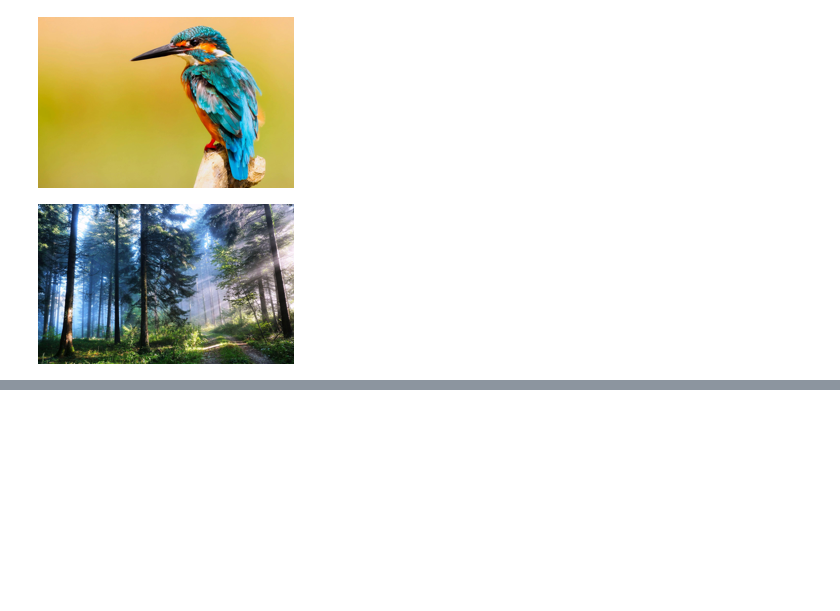
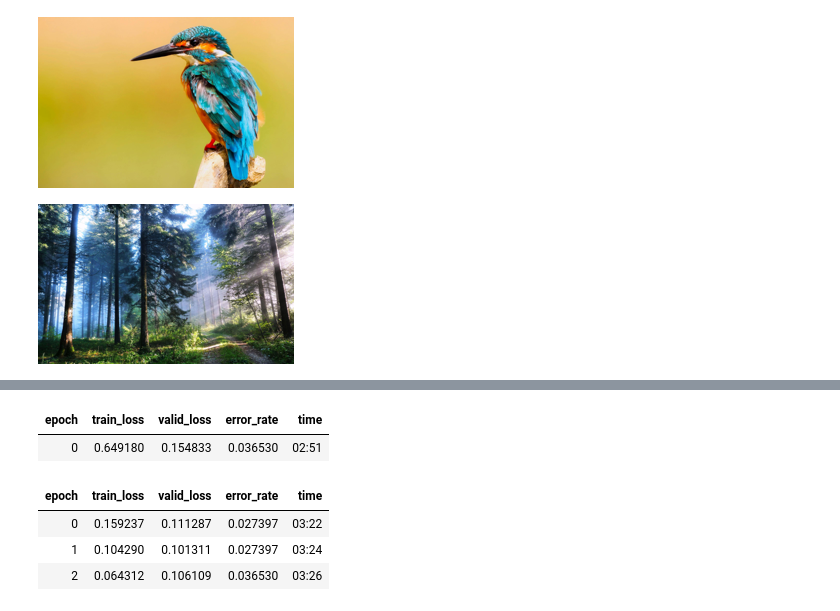
Before and after one commit to saiKelkar/100-Days-of-Python, a Jupyter notebook: 01_intro.ipynb, the cells around one changed output, grey strips where cells are left out. Cells and saved outputs as stored; diff of their text form; code cells hidden in the pictures; blank space fills up the shorter version.

```diff
--- a/01_intro.ipynb
+++ b/01_intro.ipynb
@@ -48,0 +74,6 @@ for o in searches:
+# %%
+learn = vision_learner(dls, resnet18, metrics=error_rate)
+learn.fine_tune(3)
+# Fine-tuning a model - we're starting with a model someone else has trained using some other dataset (pretrained model)
+# and adjusting the weights a bit so that the model learns to recognise your particular dataset
+# %% [output]
@@ -48,0 +81,6 @@ for o in searches:
+| epoch | train_loss | valid_loss | error_rate | time |
+| 0 | 0.649180 | 0.154833 | 0.036530 | 02:51 |
+| epoch | train_loss | valid_loss | error_rate | time |
+| 0 | 0.159237 | 0.111287 | 0.027397 | 03:22 |
+| 1 | 0.104290 | 0.101311 | 0.027397 | 03:24 |
+| 2 | 0.064312 | 0.106109 | 0.036530 | 03:26 |
```
Also changed, not shown: parts of 5 cells of this notebook.
